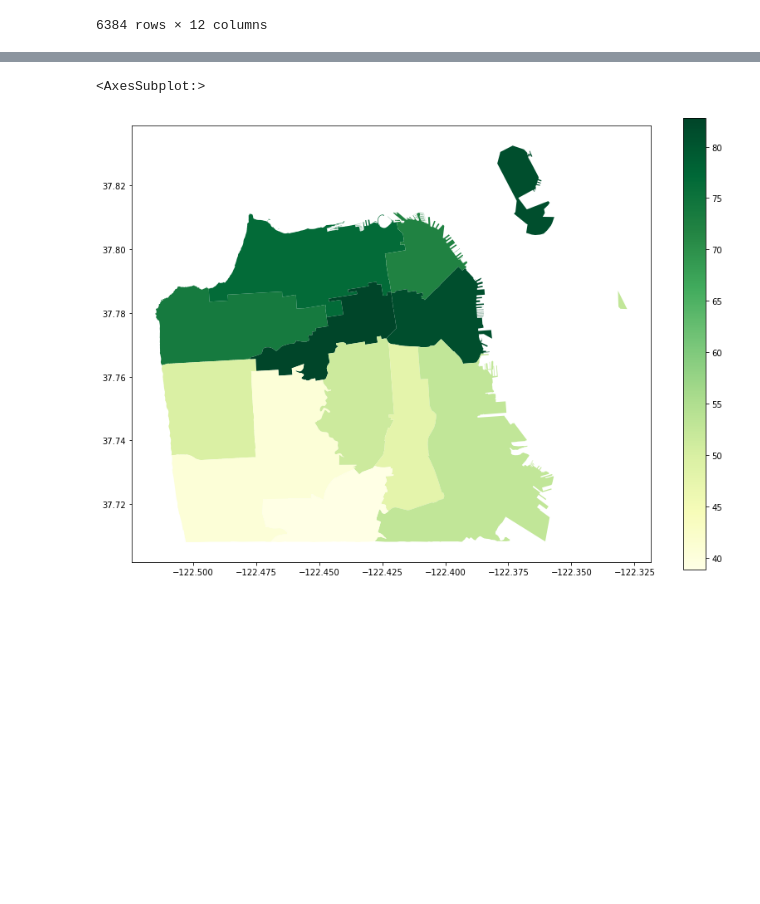
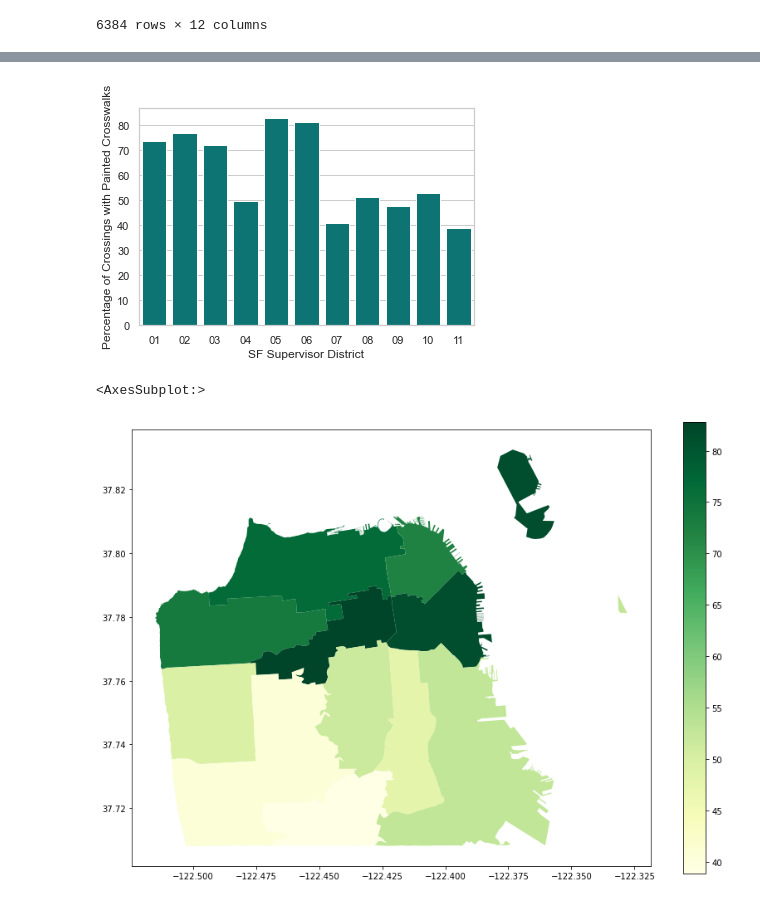
Before and after one commit to hua-mike/cp255-project, a Jupyter notebook: cp255-project-nb.ipynb, the cells around one changed output, grey strips where cells are left out. Cells and saved outputs as stored; diff of their text form; code cells hidden in the pictures; blank space fills up the shorter version.

Commit message:
Added bar plot of crosswalks by supervisor district

```diff
--- a/cp255-project-nb.ipynb
+++ b/cp255-project-nb.ipynb
@@ -101,4 +94,11 @@ cw_bydist
 | 8 | Ronen | SUPERVISORIAL DISTRICT 9 | 09 | 9.0 | NINE | POLYGON ((-122.41093 37.76941, -1... | 346 | 317 | 663 | ... |
 | 9 | Walton | SUPERVISORIAL DISTRICT 10 | 10 | 10.0 | TEN | MULTIPOLYGON (((-122.39905 37.769... | 371 | 417 | 788 | ... |
 | 10 | Safai | SUPERVISORIAL DISTRICT 11 | 11 | 11.0 | ELEVEN | POLYGON ((-122.42247 37.71789, -1... | 351 | 223 | 574 | ... |
+# %%
+sns.set_theme(style="whitegrid")
+ax = sns.barplot(x="supdistpad", y="yes_cw_pct", data=cw_bydist, color="teal", saturation=.8)
+ax.set(xlabel='SF Supervisor District', ylabel='Percentage of Crossings with Painted Crosswalks')
+plt.show()
+# %% [output]
+[figure, added]
 # %%
```
Also changed, not shown: parts of 8 cells of this notebook.
